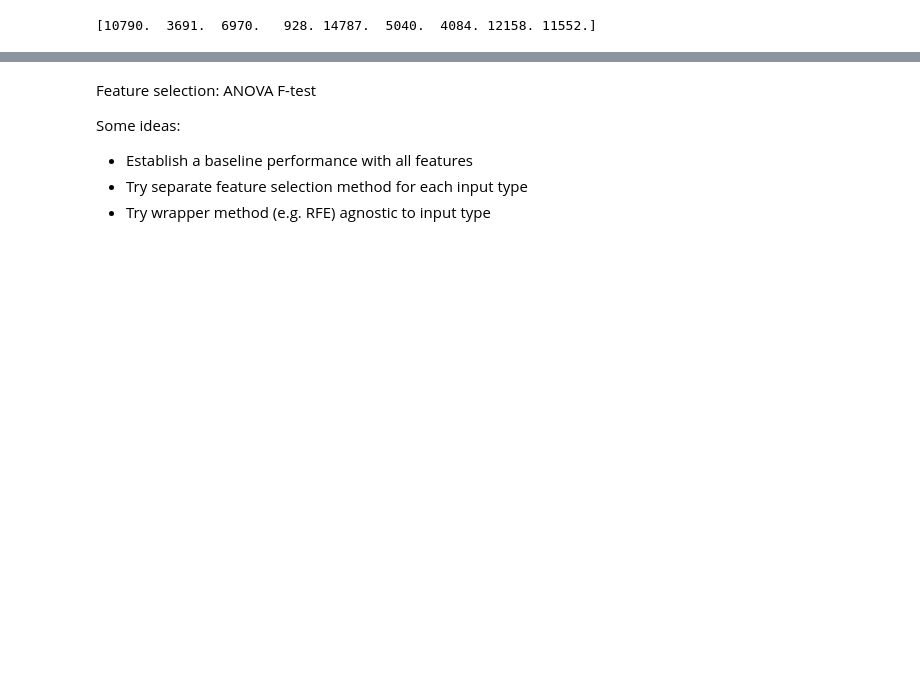
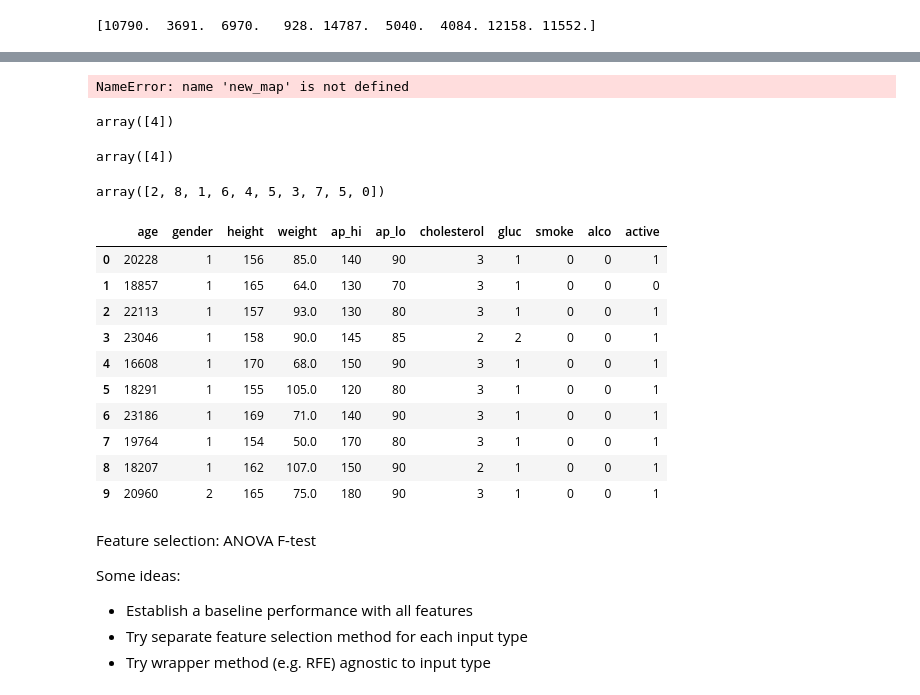
Before and after one commit to bhavrish/CVD-Classifer, a Jupyter notebook: Exploratory Data Analysis/kmeans.ipynb, the cells around one changed output, grey strips where cells are left out. Saved outputs shown, nothing was run; the diff lists cells and outputs as text; code cells hidden in the pictures; blank space fills up the shorter version.

Commit message:
jamie presentation day

```diff
--- a/Exploratory Data Analysis/kmeans.ipynb
+++ b/Exploratory Data Analysis/kmeans.ipynb
@@ -251,3 +278,42 @@ print(cluster_sizes) # size of clusters decreasing [4,7,8,0]
+# %%
+df_centers.reindex(new_map)
+# %% [output]
+NameError: name 'new_map' is not defined
+# %%
+jamie = [[7709,1,166,56,90,50,1,2,0,0,0]]
+kmeans.predict(jamie)
+# %% [output]
+array([4])
+# %%
+c0 = [[20228,1,156,85.0,140,90,3,1,0,0,1]]
+kmeans.predict(c0)
+# %% [output]
+array([4])
+# %%
+df_clusts = []
+for i in range(9): # 9 clusters
+    path = 'CLUSTERah'+str(i)
+    clust = pd.read_csv(path, delimiter=',').iloc[: , 1:]
+    df_clusts.append(clust)
+# %%
+c0 = df_clusts[0].iloc[:10,1:-1]
+kmeans.fit_predict(c0)
+# %% [output]
+array([2, 8, 1, 6, 4, 5, 3, 7, 5, 0])
+# %%
+df_clusts[0].iloc[:10,1:-1]
+# %% [output]
+|  | age | gender | height | weight | ap_hi | ap_lo | cholesterol | gluc | smoke | alco | active |
+| 0 | 20228 | 1 | 156 | 85.0 | 140 | 90 | 3 | 1 | 0 | 0 | 1 |
+| 1 | 18857 | 1 | 165 | 64.0 | 130 | 70 | 3 | 1 | 0 | 0 | 0 |
+| 2 | 22113 | 1 | 157 | 93.0 | 130 | 80 | 3 | 1 | 0 | 0 | 1 |
+| 3 | 23046 | 1 | 158 | 90.0 | 145 | 85 | 2 | 2 | 0 | 0 | 1 |
+| 4 | 16608 | 1 | 170 | 68.0 | 150 | 90 | 3 | 1 | 0 | 0 | 1 |
+| 5 | 18291 | 1 | 155 | 105.0 | 120 | 80 | 3 | 1 | 0 | 0 | 1 |
+| 6 | 23186 | 1 | 169 | 71.0 | 140 | 90 | 3 | 1 | 0 | 0 | 1 |
+| 7 | 19764 | 1 | 154 | 50.0 | 170 | 80 | 3 | 1 | 0 | 0 | 1 |
+| 8 | 18207 | 1 | 162 | 107.0 | 150 | 90 | 2 | 1 | 0 | 0 | 1 |
+| 9 | 20960 | 2 | 165 | 75.0 | 180 | 90 | 3 | 1 | 0 | 0 | 1 |
 # %% [markdown]
 Feature selection: ANOVA F-test
 
```
Also changed, not shown: parts of 5 cells of this notebook, 1 other file.
